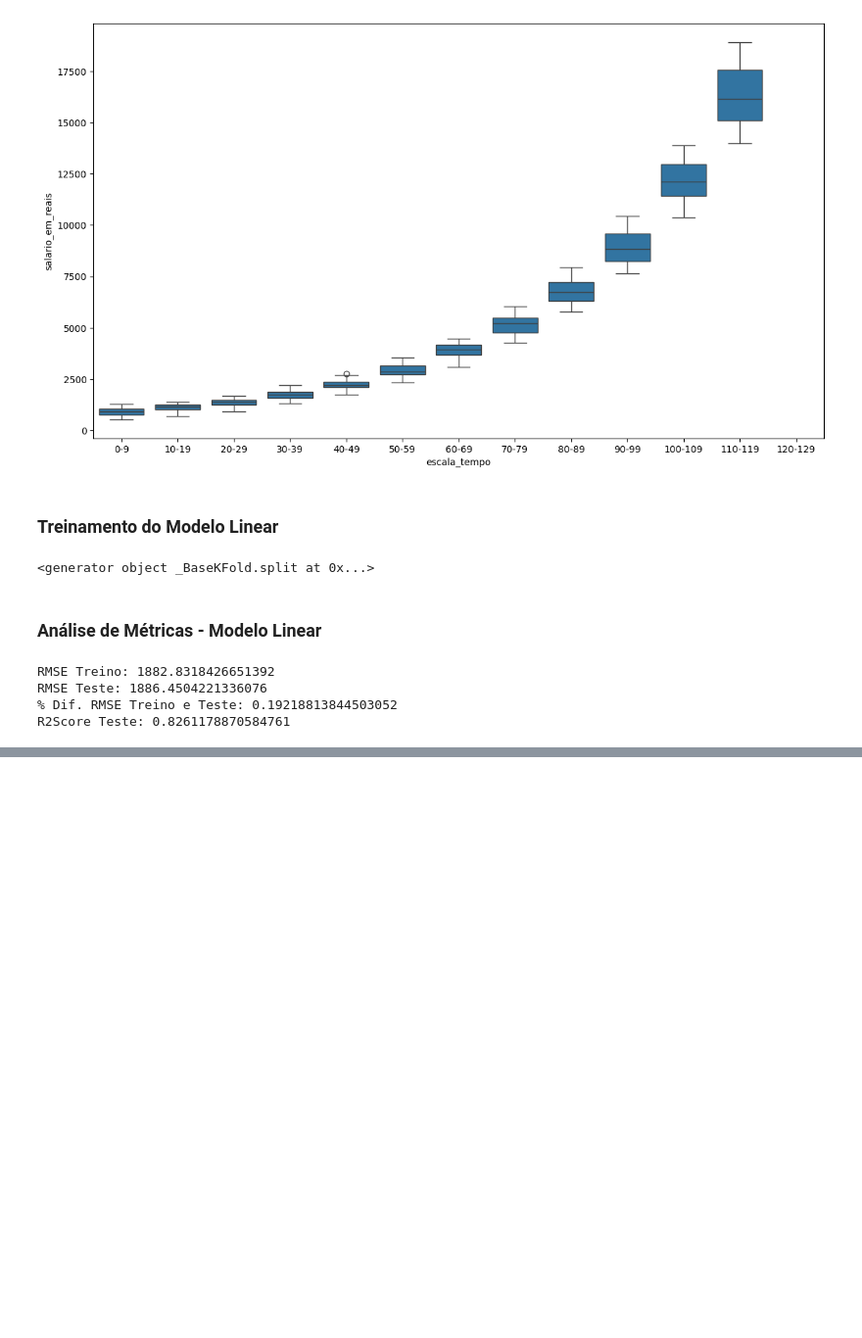
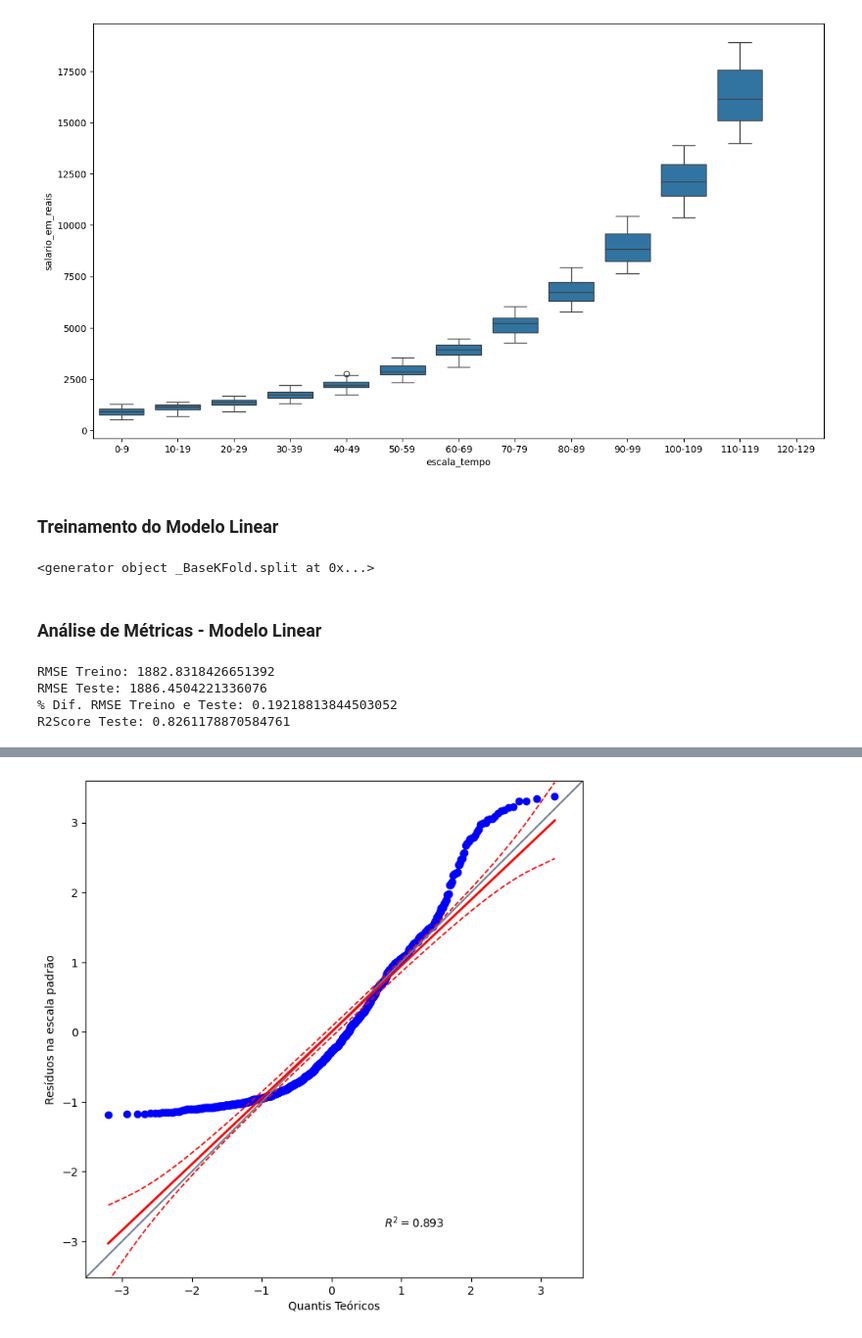
Before and after one commit to offellipe/regressao_polinomial, a Jupyter notebook: modelo_salarios.ipynb, the cells around one changed output, grey strips where cells are left out. Shown: that part at 98% size. Saved outputs shown, nothing was run; the diff lists cells and outputs as text; code cells hidden in the pictures; blank space fills up the shorter version.

```diff
--- a/modelo_salarios.ipynb
+++ b/modelo_salarios.ipynb
@@ -284,0 +304,13 @@ R2Score Teste: 0.8261178870584761
+# %%
+# Checar se residuos seguem uma distribuição normal
+# QQ Plot
+
+import pingouin as pg
+
+plt.figure(figsize=(14,8))
+pg.qqplot(residuos_std, dist='norm', confidence=0.95)
+plt.xlabel('Quantis Teóricos')
+plt.ylabel('Resíduos na escala padrão')
+plt.show()
+# %% [output]
+[figure, added]
```
Also changed, not shown: parts of 3 cells of this notebook.
